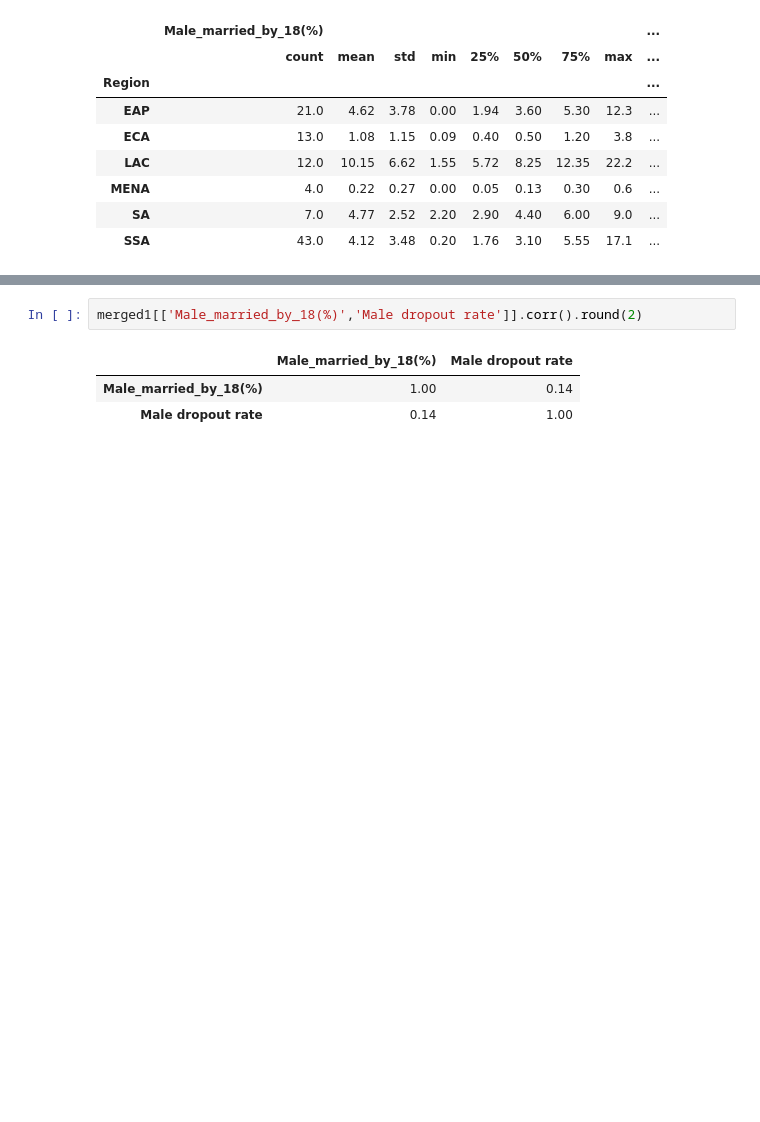
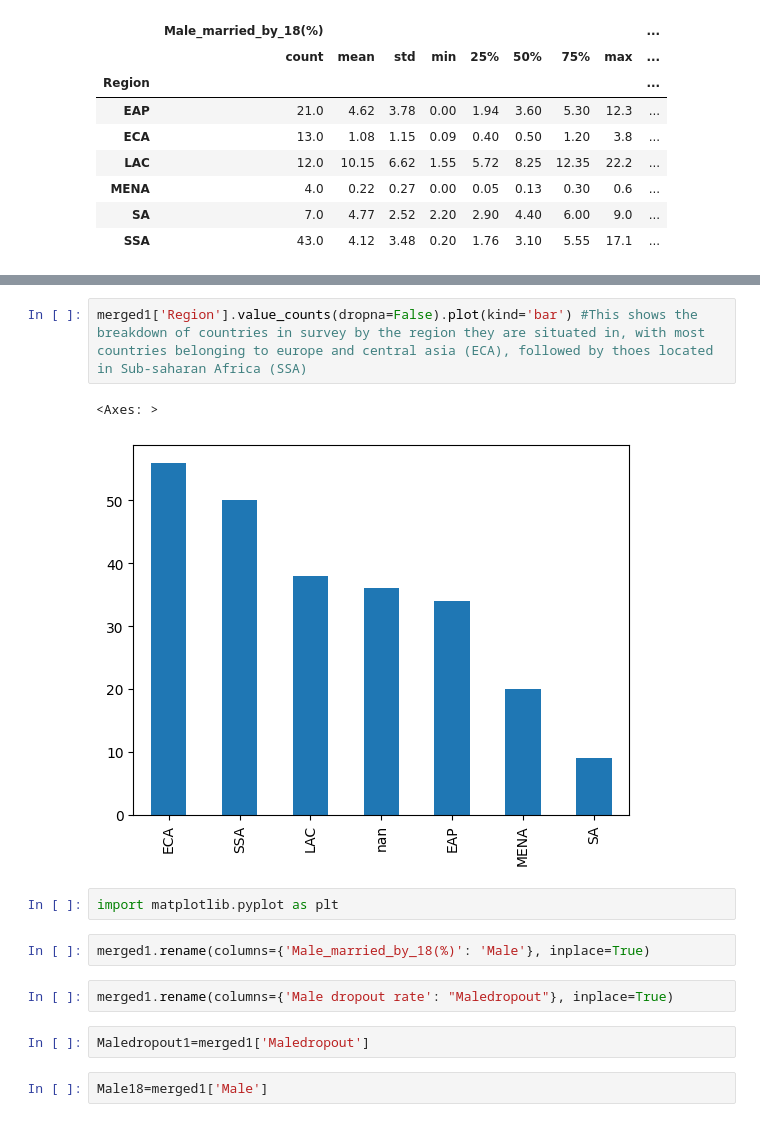
Before and after one commit to shimjide123/datman, a Jupyter notebook: PS2_Yu_Nong.ipynb, the cells around one changed output, grey strips where cells are left out. Drawn from its saved outputs; the diff is of its cells as text; blank space fills up the shorter version.

```diff
--- a/PS2_Yu_Nong.ipynb
+++ b/PS2_Yu_Nong.ipynb
@@ -379,6 +407,15 @@ merged1.groupby(['Region'])[['Male_married_by_18(%)','Male dropout rate']].descr
+# %%
+merged1['Region'].value_counts(dropna=False).plot(kind='bar') #This shows the breakdown of countries in survey by the region they are situated in, with most countries belonging to europe and central asia (ECA), followed by thoes located in Sub-saharan Africa (SSA)
+# %% [output]
+<Axes: >
+[figure, added]
+# %%
+import matplotlib.pyplot as plt
+# %%
+merged1.rename(columns={'Male_married_by_18(%)': 'Male'}, inplace=True)
 # %%
-merged1[['Male_married_by_18(%)','Male dropout rate']].corr().round(2)
+merged1.rename(columns={'Male dropout rate': "Maledropout"}, inplace=True)
-# %% [output]
-|  | Male_married_by_18(%) | Male dropout rate |
-| Male_married_by_18(%) | 1.00 | 0.14 |
-| Male dropout rate | 0.14 | 1.00 |
+# %%
+Maledropout1=merged1['Maledropout']
+# %%
+Male18=merged1['Male']
```
Also changed, not shown: parts of 8 cells of this notebook.
